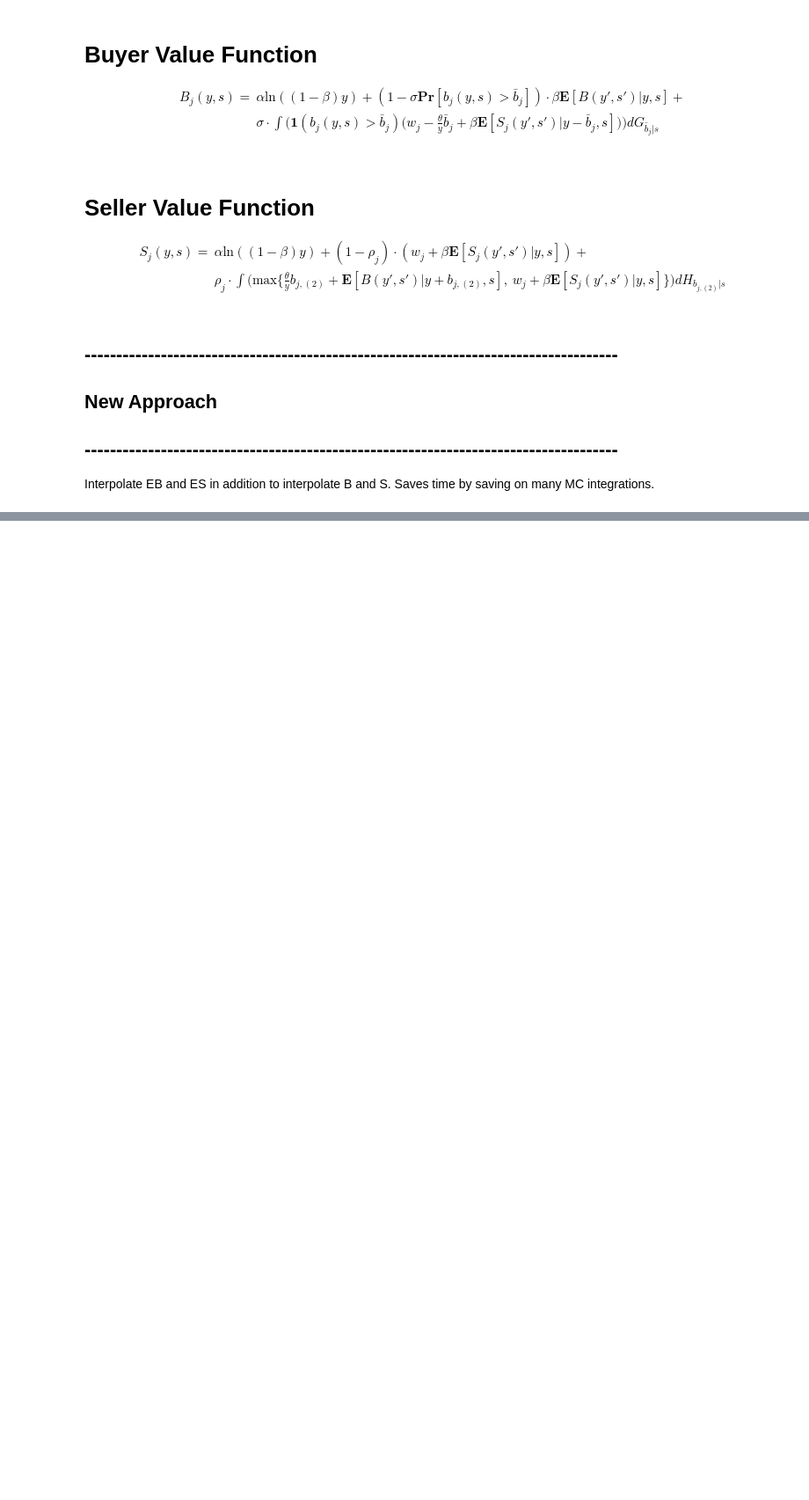
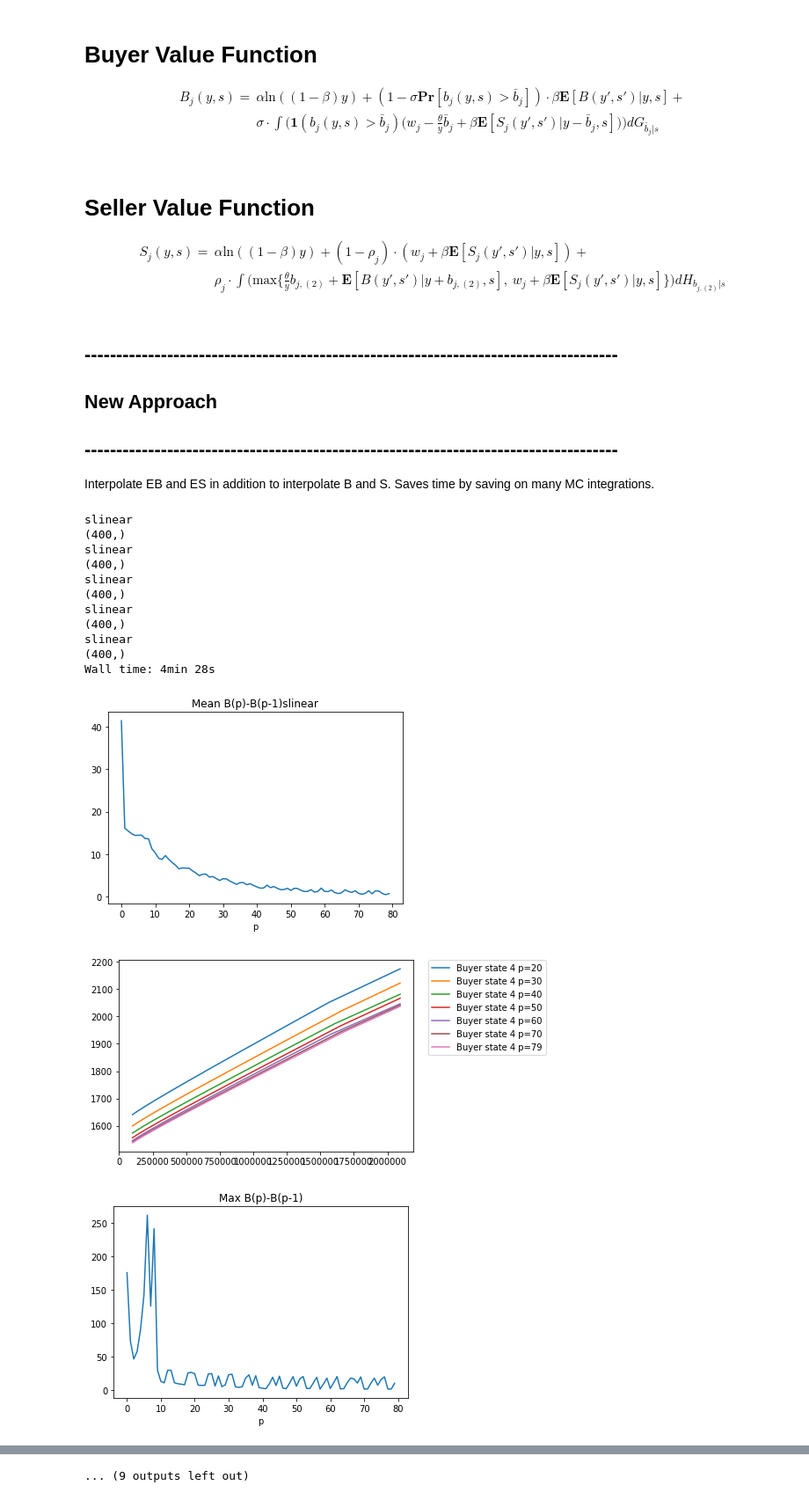
Before and after one commit to wolfgangrid/car_auctions_jupyter, a Jupyter notebook: cars_model_jupyter_state.ipynb, the cells around one changed output, grey strips where cells are left out. Shown: that part at 88% size. Saved outputs shown, nothing was run; the diff lists cells and outputs as text; code cells hidden in the pictures; blank space fills up the shorter version.

```diff
--- a/cars_model_jupyter_state.ipynb
+++ b/cars_model_jupyter_state.ipynb
@@ -235,3 +259,74 @@ def fn_iterate(f_param1,f_param2,f_set,
         Buyer_iter = Buyer_iter + [B1]
         (B1,S1) = (B2,S2)
     return [check,bids_iter,Buyer_iter]
+# %%
+%%time
+np.random.seed(2)
+
+#initial value functions
+B_cont = (1/(1-beta))*  (alpha*np.log((1-beta)*y_grid) + np.zeros(len(w)*state_grid.shape[0]*len(y_grid)).reshape(len(w),state_grid.shape[0],len(y_grid)))
+S_cont = (1/(1-beta))* (alpha*np.log((1-beta)*y_grid) + np.array(np.repeat(w,state_grid.shape[0]*len(y_grid))).reshape(len(w),state_grid.shape[0],len(y_grid)))
+
+#every one of N potential bidders has probability sigma of being active -- if m bidders are active, there are m-1 rivals
+rival_bidders = np.random.binomial(N,sigma,size=n_draws) - 1
+rival_bidders_ids = np.array([np.random.choice(N,size=rival_bidders[i], replace=False) for i in np.arange(n_draws)]) #dimensions: n_draws
+
+#every one of N potential bidders has probability sigma of being active
+active_bidders = np.random.binomial(N,sigma,size=n_draws)
+active_bidders_ids = np.array([np.random.choice(N,size=active_bidders[i], replace=False) for i in np.arange(n_draws)])
+#dimensions: n_draws
+
+#param_1 = [alpha,w]
+param_1 =[7.8,np.array([8.3,3.4,2.2])]
+param_2 = [beta,rho,sigma]
+set1 = [y_grid,lyg,b_grid,n_draws,state_grid]
+for deg in[1,2,3,4,5]:
+    #for kind in['nearest', 'zero', 'slinear', 'linear', 'quadratic', 'cubic']:
+    for kind in['slinear']:
+        print(kind)
+        sim_output = fn_iterate(f_param1 = param_1,f_param2 = param_2,f_set = set1,
+                        B_start = B_cont,S_start = S_cont, n_iter = 80,
+                        f_distr_R_states = distr_R_states,f_transition_probs = transition_probs,
+                        f_y_realis = y_realis_states,
+                        f_rival_bidders_ids=rival_bidders_ids, f_active_bidders_ids = active_bidders_ids, kind=kind,deg=deg)
+        check_mean = [np.mean(c) for c in sim_output[0]]
+        fig, ax = plt.subplots()
+        ax.plot(range(len(check_mean)),check_mean)
+        ax.set_xlabel("p")
+        plt.title("Mean B(p)-B(p-1)"+kind)
+        fig, ax = plt.subplots()
+        for p in [20,30,40,50,60,70,79]:
+            ax.plot(y_grid,sim_output[2][p][1,4,:], label="Buyer state 4 p=%d" %p)
+        ax.legend(bbox_to_anchor=(1.05, 1), loc=2, borderaxespad=0.)
+        check_max = [np.max(c) for c in sim_output[0]]
+        fig, ax = plt.subplots()
+        ax.plot(range(len(check_max)),check_max)
+        ax.set_xlabel("p")
+        plt.title("Max B(p)-B(p-1)")
+        sim_bid_function = sim_output[1][79]
+        fig, ax = plt.subplots()
+        #ax.plot(y_grid,y_grid, label="y")
+        for j in [0,1,2]:
+            ax.plot(y_grid,sim_bid_function[j,4,:], label="$b_%d(y,0)" %j)
+        #for j in [1,2]:
+        #    ax.plot(y_grid,sim_output[1][1][j,4,:], label="$b_%d(y,8)" %j)
+        #for j in [1,2]:
+        #    ax.plot(y_grid,sim_output[1][1][j,8,:], label="$b_%d(y,8)" %j)
+        ax.set_xlabel("Wealth")
+        ax.set_ylabel("Bid")
+        ax.legend(bbox_to_anchor=(1.05, 1), loc=2, borderaxespad=0.)
+# %% [output]
+slinear
+(400,)
+slinear
+(400,)
+slinear
+(400,)
+slinear
+(400,)
+slinear
+(400,)
+Wall time: 4min 28s
+[figure, added]
+[figure, added]
+[figure, added]
@@ -238,3 +341,4 @@ def fn_iterate(f_param1,f_param2,f_set,
+... (9 outputs left out)
 # %%
 %%time
 np.random.seed(2)
```
Also changed, not shown: parts of 22 cells of this notebook.
